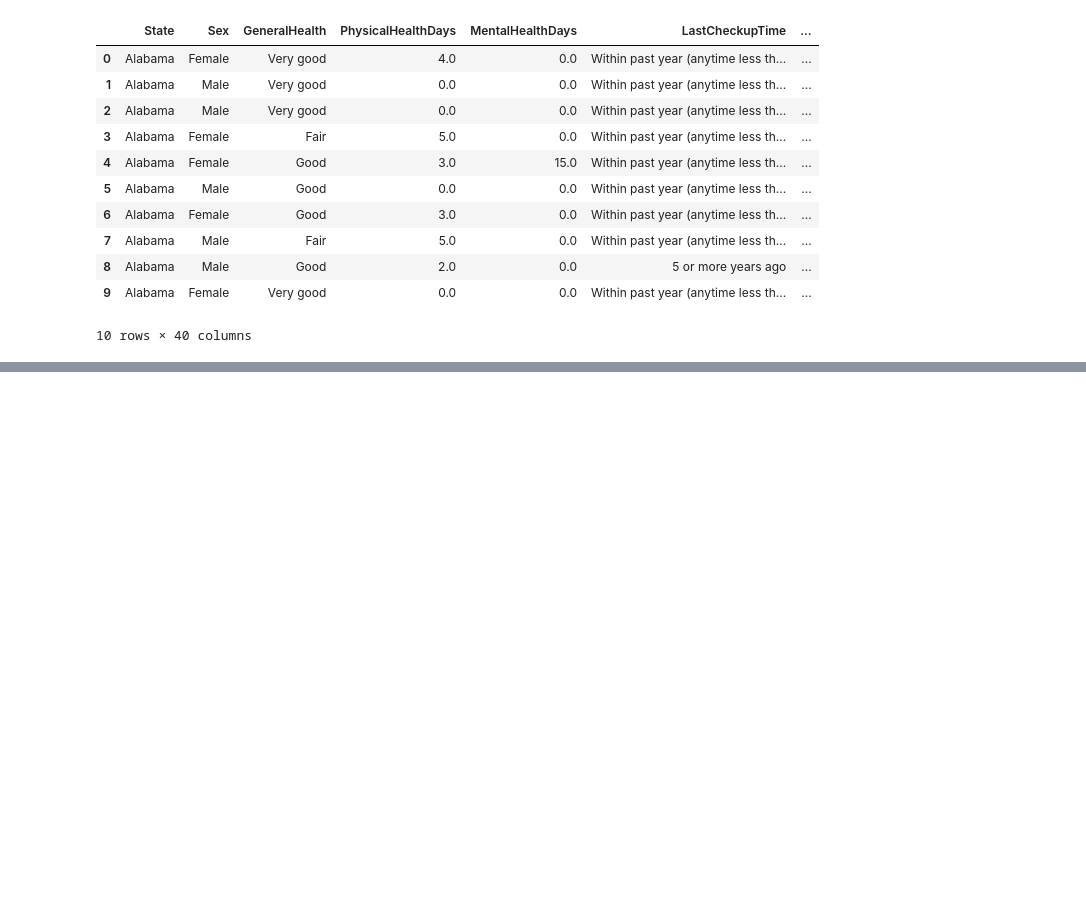
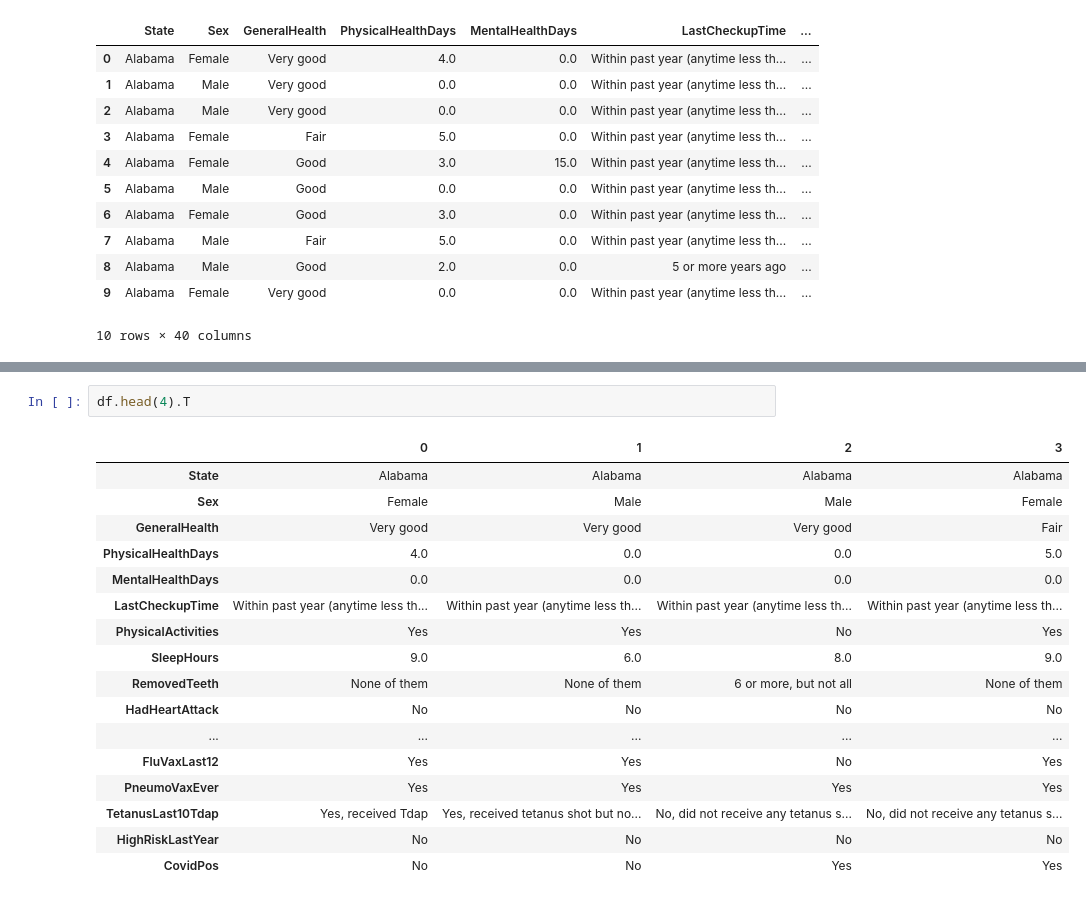
Before and after one commit to TromboneDavies/DataEngGroup8, a Jupyter notebook: HeartAttacks.ipynb, the cells around one changed output, grey strips where cells are left out. Saved outputs shown, nothing was run; the diff lists cells and outputs as text; blank space fills up the shorter version.

```diff
--- a/HeartAttacks.ipynb
+++ b/HeartAttacks.ipynb
@@ -45,0 +62,20 @@ df.head(10)
+# %%
+df.head(4).T
+# %% [output]
+|  | 0 | 1 | 2 | 3 |
+| State | Alabama | Alabama | Alabama | Alabama |
+| Sex | Female | Male | Male | Female |
+| GeneralHealth | Very good | Very good | Very good | Fair |
+| PhysicalHealthDays | 4.0 | 0.0 | 0.0 | 5.0 |
+| MentalHealthDays | 0.0 | 0.0 | 0.0 | 0.0 |
+| LastCheckupTime | Within past year (anytime less th... | Within past year (anytime less th... | Within past year (anytime less th... | Within past year (anytime less th... |
+| PhysicalActivities | Yes | Yes | No | Yes |
+| SleepHours | 9.0 | 6.0 | 8.0 | 9.0 |
+| RemovedTeeth | None of them | None of them | 6 or more, but not all | None of them |
+| HadHeartAttack | No | No | No | No |
+| ... | ... | ... | ... | ... |
+| FluVaxLast12 | Yes | Yes | No | Yes |
+| PneumoVaxEver | Yes | Yes | Yes | Yes |
+| TetanusLast10Tdap | Yes, received Tdap | Yes, received tetanus shot but no... | No, did not receive any tetanus s... | No, did not receive any tetanus s... |
+| HighRiskLastYear | No | No | No | No |
+| CovidPos | No | No | Yes | Yes |
```
Also changed, not shown: parts of 8 cells of this notebook.
